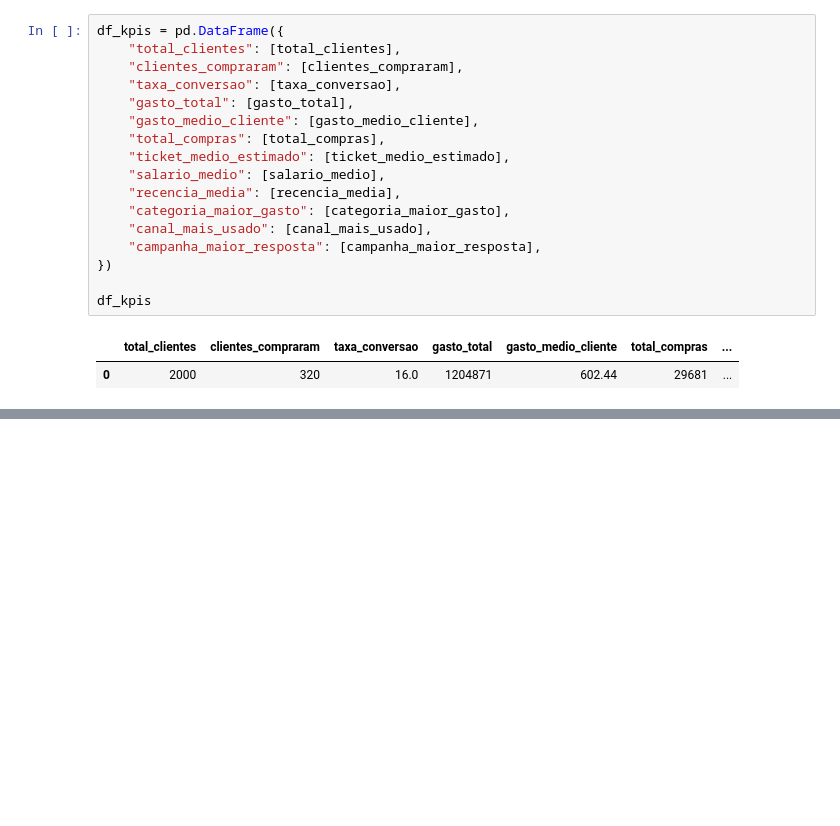
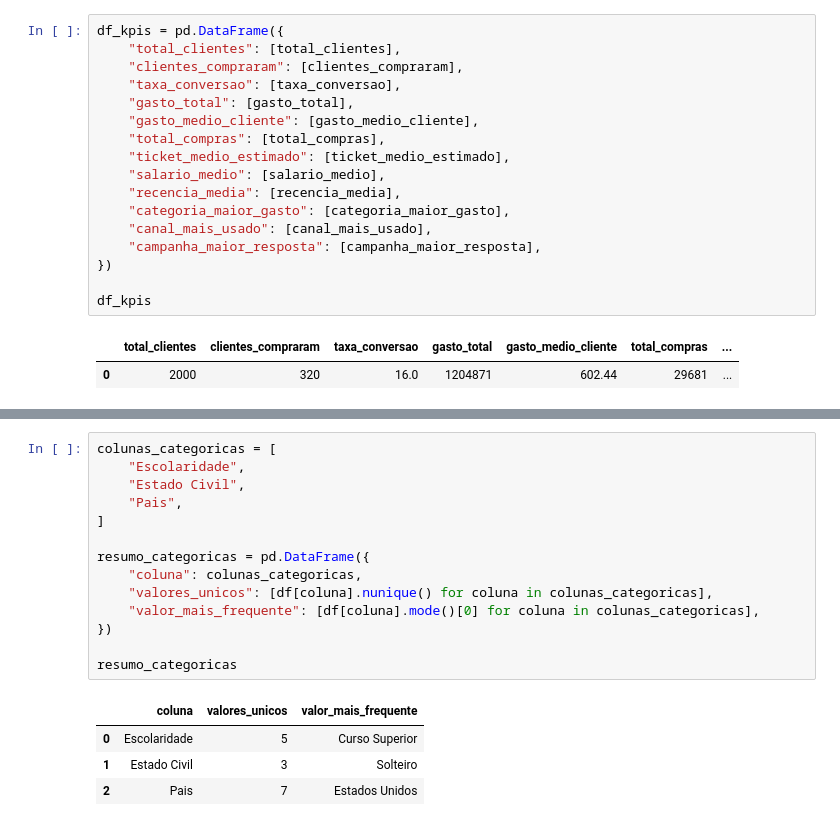
Before and after one commit to LuanSouza329/Python, a Jupyter notebook: projetos/projeto02/projeto_02_marketing.ipynb, the cells around one changed output, grey strips where cells are left out. Cells and saved outputs as stored; diff of their text form; blank space fills up the shorter version.

```diff
--- a/projetos/projeto02/projeto_02_marketing.ipynb
+++ b/projetos/projeto02/projeto_02_marketing.ipynb
@@ -163,0 +262,19 @@ A próxima etapa será iniciar a análise exploratória, avaliando a estrutura d
+# %%
+colunas_categoricas = [
+    "Escolaridade",
+    "Estado Civil",
+    "Pais",
+]
+
+resumo_categoricas = pd.DataFrame({
+    "coluna": colunas_categoricas,
+    "valores_unicos": [df[coluna].nunique() for coluna in colunas_categoricas],
+    "valor_mais_frequente": [df[coluna].mode()[0] for coluna in colunas_categoricas],
+})
+
+resumo_categoricas
+# %% [output]
+|  | coluna | valores_unicos | valor_mais_frequente |
+| 0 | Escolaridade | 5 | Curso Superior |
+| 1 | Estado Civil | 3 | Solteiro |
+| 2 | Pais | 7 | Estados Unidos |
```
Also changed, not shown: parts of 12 cells of this notebook.
